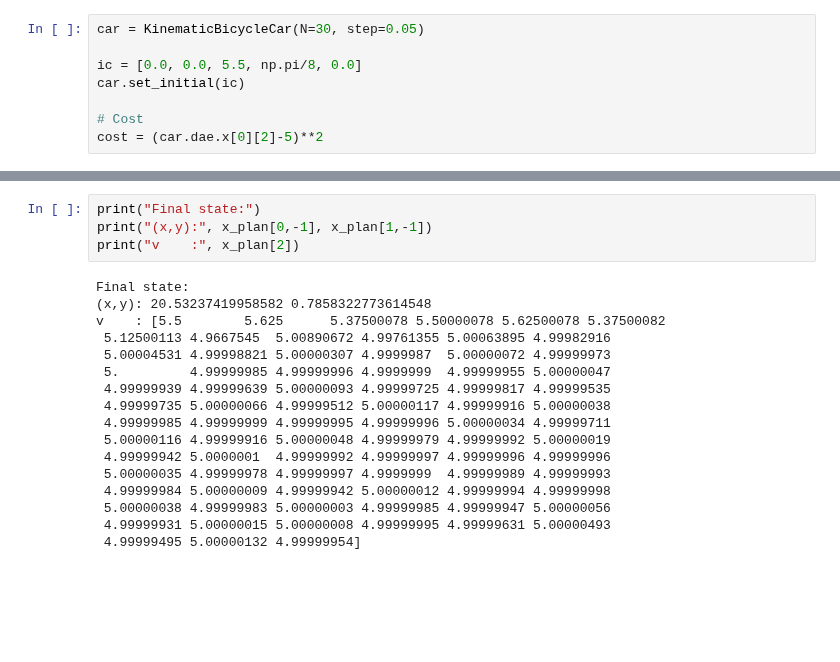
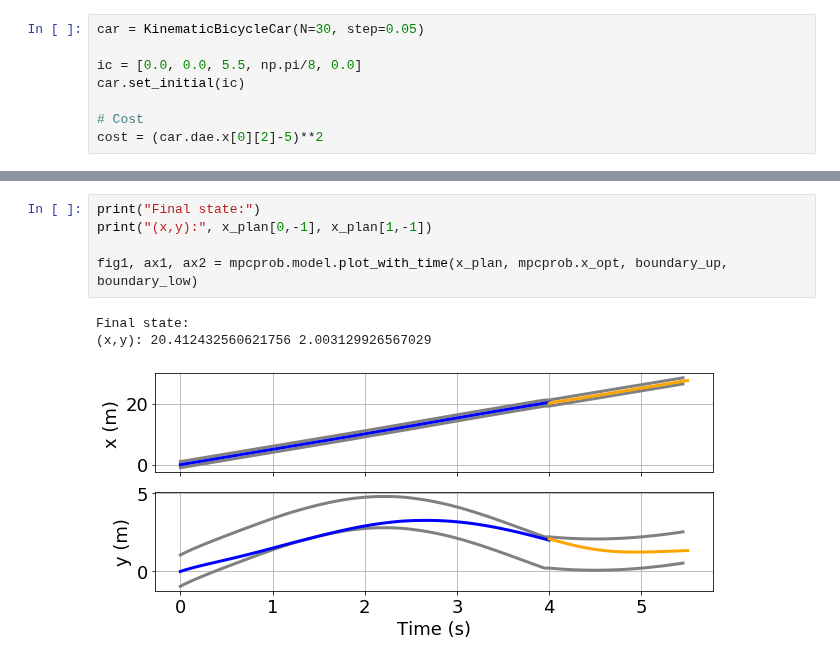
Before and after one commit to elsoroka/AutonomousCarMPC, a Jupyter notebook: nonlinear_mpc_casadi.ipynb, the cells around one changed output, grey strips where cells are left out. Cells and saved outputs as stored; diff of their text form; blank space fills up the shorter version.

```diff
--- a/nonlinear_mpc_casadi.ipynb
+++ b/nonlinear_mpc_casadi.ipynb
@@ -194,21 +201,9 @@ plt.show()
 # %%
 print("Final state:")
 print("(x,y):", x_plan[0,-1], x_plan[1,-1])
-print("v    :", x_plan[2])
+
+fig1, ax1, ax2 = mpcprob.model.plot_with_time(x_plan, mpcprob.x_opt, boundary_up, boundary_low)
 # %% [output]
 Final state:
-(x,y): 20.53237419958582 0.7858322773614548
-v    : [5.5        5.625      5.37500078 5.50000078 5.62500078 5.37500082
- 5.12500113 4.9667545  5.00890672 4.99761355 5.00063895 4.99982916
- 5.00004531 4.99998821 5.00000307 4.9999987  5.00000072 4.99999973
- 5.         4.99999985 4.99999996 4.9999999  4.99999955 5.00000047
- 4.99999939 4.99999639 5.00000093 4.99999725 4.99999817 4.99999535
- 4.99999735 5.00000066 4.99999512 5.00000117 4.99999916 5.00000038
- 4.99999985 4.99999999 4.99999995 4.99999996 5.00000034 4.99999711
- 5.00000116 4.99999916 5.00000048 4.99999979 4.99999992 5.00000019
- 4.99999942 5.0000001  4.99999992 4.99999997 4.99999996 4.99999996
- 5.00000035 4.99999978 4.99999997 4.9999999  4.99999989 4.99999993
- 4.99999984 5.00000009 4.99999942 5.00000012 4.99999994 4.99999998
- 5.00000038 4.99999983 5.00000003 4.99999985 4.99999947 5.00000056
- 4.99999931 5.00000015 5.00000008 4.99999995 4.99999631 5.00000493
- 4.99999495 5.00000132 4.99999954]
+(x,y): 20.412432560621756 2.003129926567029
+[figure, added]
```
Also changed, not shown: parts of 5 cells of this notebook, 1 other file.
